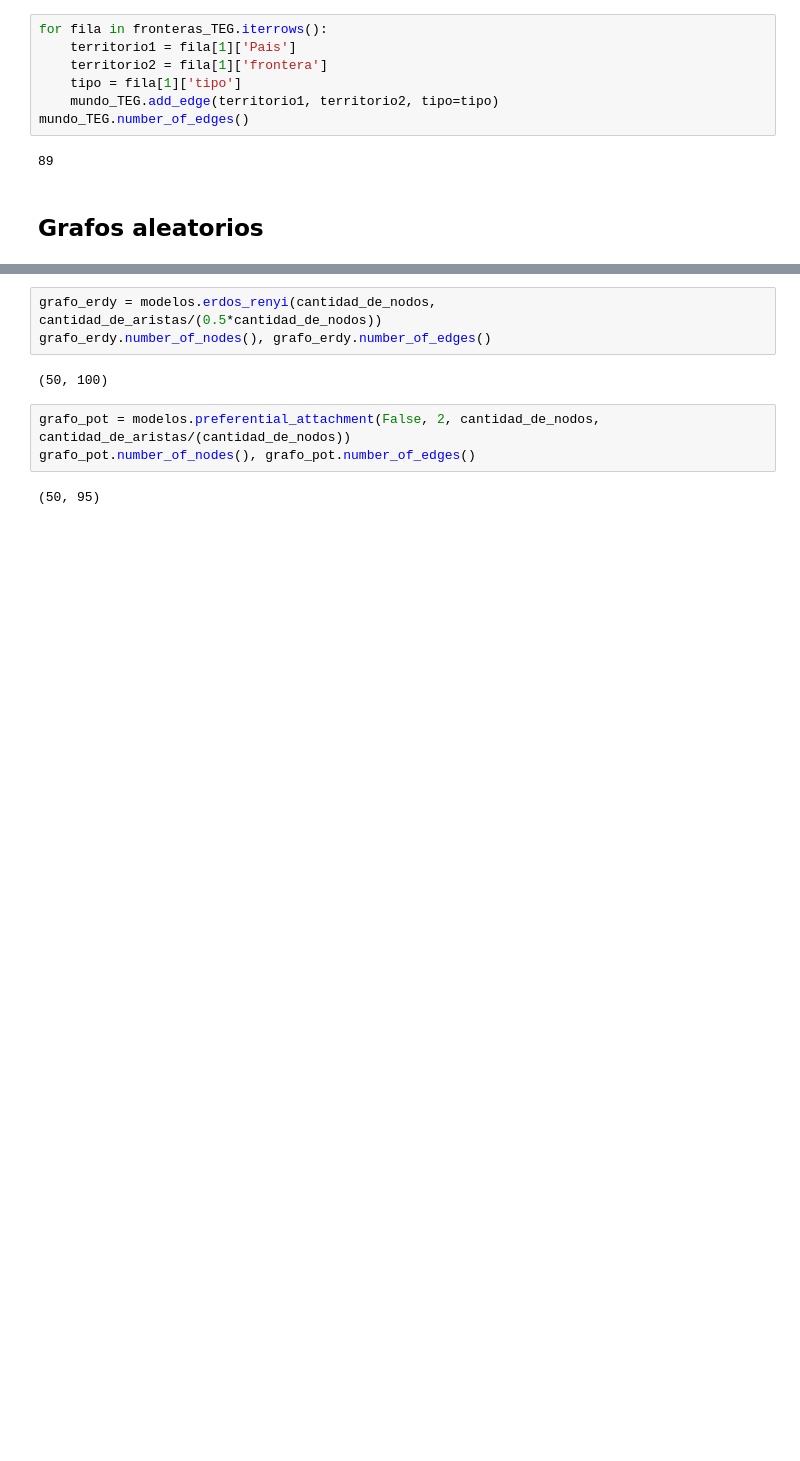
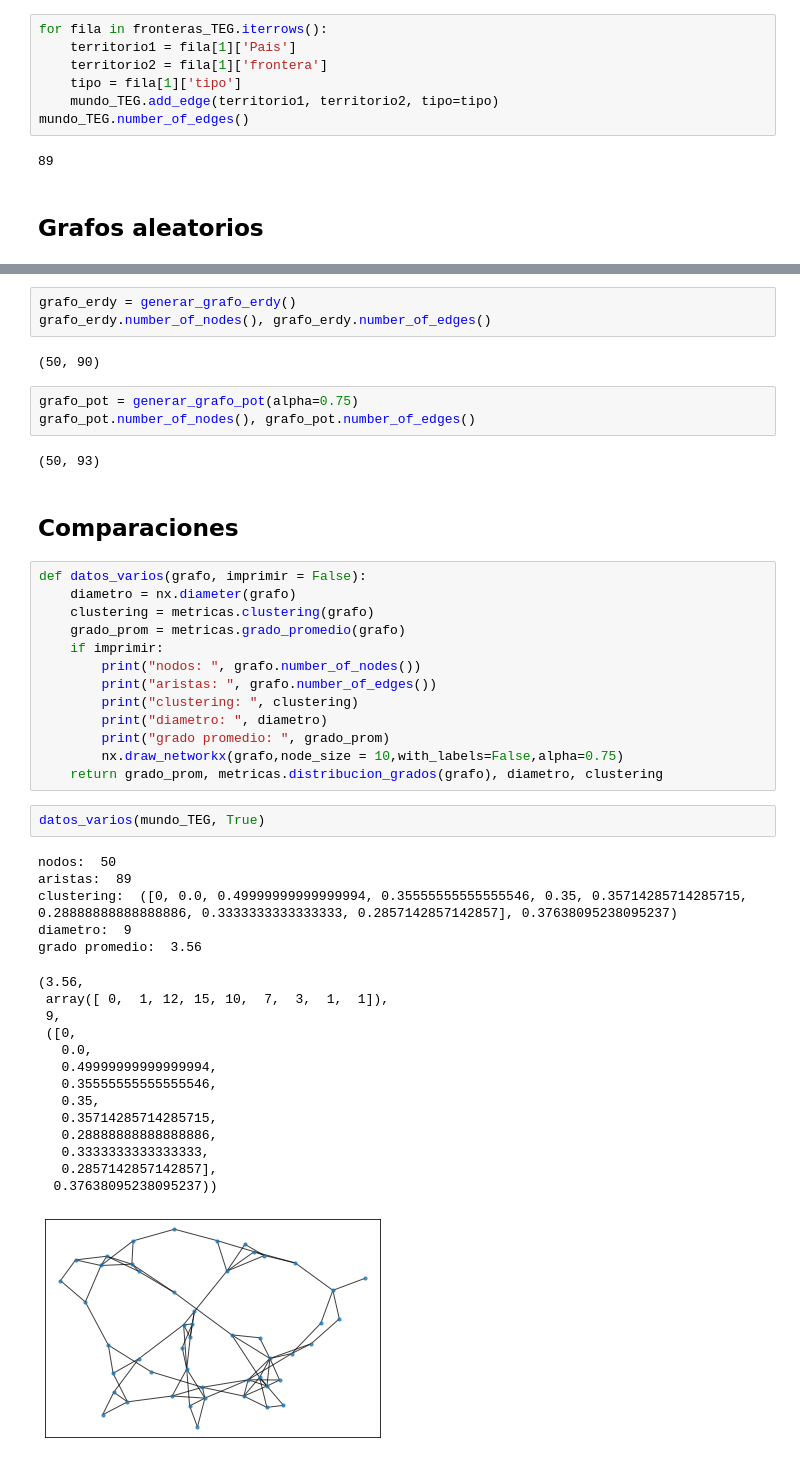
Before and after one commit to GIBelletti/TDA2Final_TEG, a Jupyter notebook: TDA2Final.ipynb, the cells around one changed output, grey strips where cells are left out. Drawn from its saved outputs; the diff is of its cells as text; blank space fills up the shorter version.

Commit message:
inicio de comparaciones
Hay que crear mas funciones para comparar de forma prolija

```diff
--- a/TDA2Final.ipynb
+++ b/TDA2Final.ipynb
@@ -182,12 +183,49 @@ def generar_grafo_erdy(rango_de_error = 0.05, iteraciones_max = 20):
     print("falla al crear grafo")
     return grafo_pot
 # %%
-grafo_erdy = modelos.erdos_renyi(cantidad_de_nodos, cantidad_de_aristas/(0.5*cantidad_de_nodos))
+grafo_erdy = generar_grafo_erdy()
 grafo_erdy.number_of_nodes(), grafo_erdy.number_of_edges()
 # %% [output]
-(50, 100)
+(50, 90)
 # %%
-grafo_pot = modelos.preferential_attachment(False, 2, cantidad_de_nodos, cantidad_de_aristas/(cantidad_de_nodos))
+grafo_pot = generar_grafo_pot(alpha=0.75)
 grafo_pot.number_of_nodes(), grafo_pot.number_of_edges()
 # %% [output]
-(50, 95)
+(50, 93)
+# %% [markdown]
+## Comparaciones
+# %%
+def datos_varios(grafo, imprimir = False):
+    diametro = nx.diameter(grafo)
+    clustering = metricas.clustering(grafo)
+    grado_prom = metricas.grado_promedio(grafo)
+    if imprimir:
+        print("nodos: ", grafo.number_of_nodes())
+        print("aristas: ", grafo.number_of_edges())
+        print("clustering: ", clustering)
+        print("diametro: ", diametro)
+        print("grado promedio: ", grado_prom)
+        nx.draw_networkx(grafo,node_size = 10,with_labels=False,alpha=0.75)
+    return grado_prom, metricas.distribucion_grados(grafo), diametro, clustering
+# %%
+datos_varios(mundo_TEG, True)
+# %% [output]
+nodos:  50
+aristas:  89
+clustering:  ([0, 0.0, 0.49999999999999994, 0.35555555555555546, 0.35, 0.35714285714285715, 0.28888888888888886, 0.3333333333333333, 0.2857142857142857], 0.37638095238095237)
+diametro:  9
+grado promedio:  3.56
+(3.56,
+ array([ 0,  1, 12, 15, 10,  7,  3,  1,  1]),
+ 9,
+ ([0,
+   0.0,
+   0.49999999999999994,
+   0.35555555555555546,
+   0.35,
+   0.35714285714285715,
+   0.28888888888888886,
+   0.3333333333333333,
+   0.2857142857142857],
+  0.37638095238095237))
+[figure, added]
```
Also changed, not shown: parts of 1 cell of this notebook.
